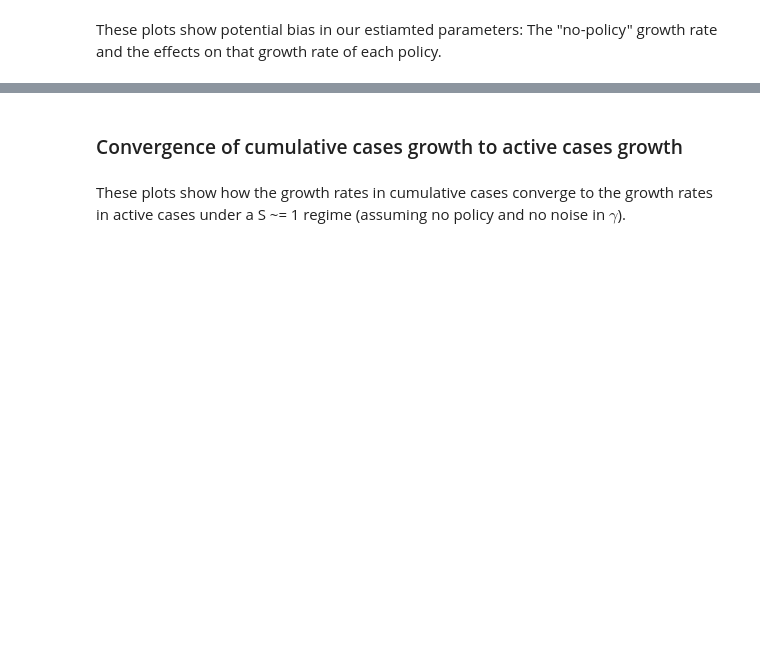
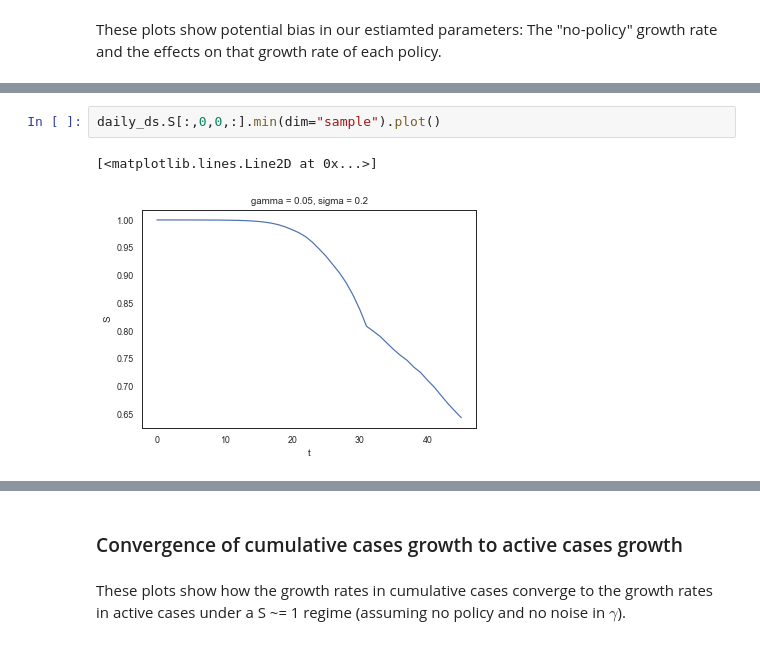
Before and after one commit to Global-Policy-Lab/gpl-covid, a Jupyter notebook: notebooks/iwb-SEIR.ipynb, the cells around one changed output, grey strips where cells are left out. Cells and saved outputs as stored; diff of their text form; blank space fills up the shorter version.

```diff
--- a/notebooks/iwb-SEIR.ipynb
+++ b/notebooks/iwb-SEIR.ipynb
@@ -287,0 +414,5 @@ These plots show potential bias in our estiamted parameters: The "no-policy" gro
+# %%
+daily_ds.S[:,0,0,:].min(dim="sample").plot()
+# %% [output]
+[<matplotlib.lines.Line2D at 0x...>]
+[figure, added]
```
Also changed, not shown: parts of 21 cells of this notebook, 2 other files.
